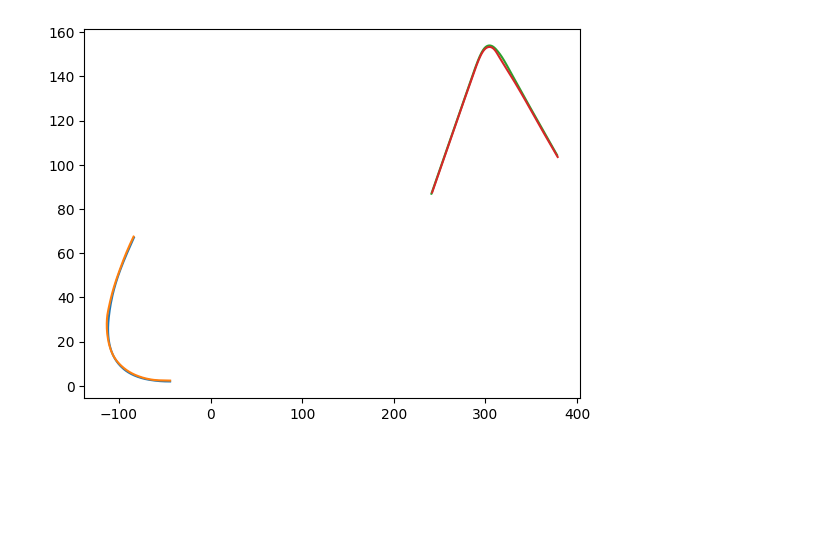
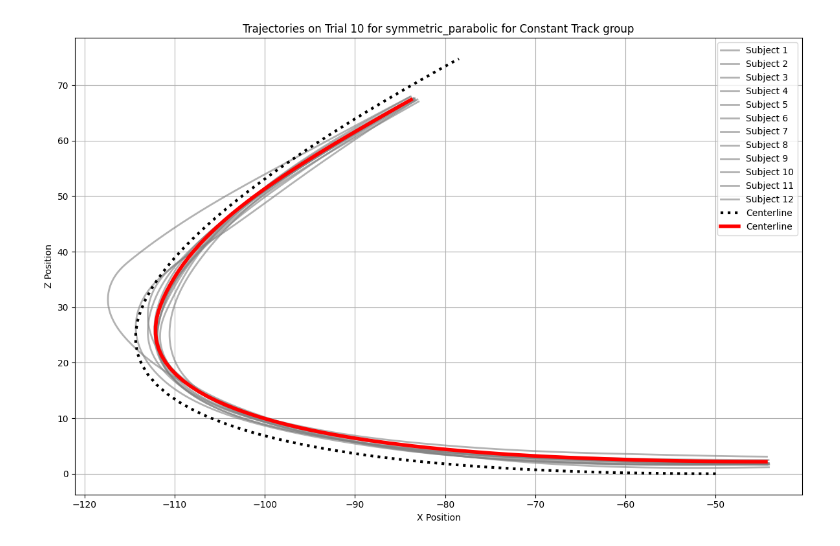
Before and after one commit to GraceRoessling/driving_exp_1_analyses, a Jupyter notebook: experiment_analyses/jupyter_notebooks/barycenter_fog_segment_analysis.ipynb, the cells around one changed output. Cells and saved outputs as stored; diff of their text form; code cells hidden in the pictures; blank space fills up the shorter version.

Commit message:
barycenter is now properly scaled and rotated, nice plots

```diff
--- a/experiment_analyses/jupyter_notebooks/barycenter_fog_segment_analysis.ipynb
+++ b/experiment_analyses/jupyter_notebooks/barycenter_fog_segment_analysis.ipynb
@@ -39,14 +40,43 @@ sym_parab_familiar_trajectories,sym_parab_unfamiliar_trajectories = barycenter_f
 t_turn_familiar_trajectories,t_turn_unfamiliar_trajectories = barycenter_functions.process_groups(familiar_group_ids,unfamiliar_group_ids,subject_dict, 't_turn')
+# %%
+import matplotlib.pyplot as plt
+import pandas as pd
+
+def plot_trajectories_for_group(condition,group_trajectories,track_piece_object):
+    plt.figure(figsize=(12, 8))
+
+    # Plot all subject trajectories in red
+    for i, traj in enumerate(group_trajectories[0:12]):
+        plt.plot(traj[:, 0], traj[:, 1], lw=2, color='gray',label='Trajectory', alpha=0.6)
+
+    # Get the centerline for reference
+    track_piece_center_x, track_piece_center_y = track_piece_object.centerline_df['x'],track_piece_object.centerline_df['y']
+    plt.plot(track_piece_center_x, track_piece_center_y, color='black', linestyle='dotted', lw=3, label='Mean Trajectory')
+
+    # Plot the DBA trajectory
+    dir_path = "C:/Users/graci/Dropbox/PAndA/Thesis Experiment 2/presentations/r_figures/"
+    dba_file_path = dir_path + f"/{condition}_{track_piece_object.id}_DBA_traj_scaled2.csv"
+    dba_df = pd.read_csv(dba_file_path)
+    plt.plot(dba_df['X'], dba_df['Z'], color='red', lw=4, label='Centerline')
+
+
+    # Plotting labels
+    plt.title(f'Trajectories on Trial 10 for {track_piece_object.id} for {condition} group')
+    plt.xlabel('X Position')
+    plt.ylabel('Z Position')
+    plt.grid(True)
+    plt.tight_layout()
+    plt.legend()
+    plt.show()
+    #plt.savefig(f"C:/Users/graci/Dropbox/PAndA/Thesis Experiment 2/presentations/r_figures/{condition}_{track_piece_object.id}_all_trajectories_and_dba.svg")
 # %%
-barycenter_functions.get_barycenter_per_group("Constant Track",sym_parab_object,sym_parab_familiar_trajectories,familiar_group_ids)
-barycenter_functions.get_barycenter_per_group("Variable Track",sym_parab_object,sym_parab_unfamiliar_trajectories,unfamiliar_group_ids)
-barycenter_functions.get_barycenter_per_group("Constant Track",t_turn_object,t_turn_familiar_trajectories,familiar_group_ids)
-barycenter_functions.get_barycenter_per_group("Variable Track",t_turn_object,t_turn_unfamiliar_trajectories,unfamiliar_group_ids)
+# get barycenters
+# barycenter_functions.get_barycenter_per_group("Constant Track",sym_parab_object,sym_parab_familiar_trajectories,familiar_group_ids)
+# barycenter_functions.get_barycenter_per_group("Variable Track",sym_parab_object,sym_parab_unfamiliar_trajectories,unfamiliar_group_ids)
+# barycenter_functions.get_barycenter_per_group("Constant Track",t_turn_object,t_turn_familiar_trajectories,familiar_group_ids)
+# barycenter_functions.get_barycenter_per_group("Variable Track",t_turn_object,t_turn_unfamiliar_trajectories,unfamiliar_group_ids)
-# %% [output]
-[figure, removed]
 # %%
-# # To visualize all trajectories...
-# barycenter_functions.plot_trajectories_for_group("Constant Track",sym_parab_familiar_trajectories,sym_parab_object)
-# barycenter_functions.plot_trajectories_for_group("Variable Track",sym_parab_unfamiliar_trajectories,sym_parab_object)
-# barycenter_functions.plot_trajectories_for_group("Constant Track",t_turn_familiar_trajectories,t_turn_object)
-# barycenter_functions.plot_trajectories_for_group("Variable Track",t_turn_unfamiliar_trajectories,t_turn_object)
+# To visualize all trajectories...
+plot_trajectories_for_group("Constant Track",sym_parab_familiar_trajectories,sym_parab_object)
+# %% [output]
+[figure, added]
```
Also changed, not shown: parts of 4 cells of this notebook, 1 other file.
